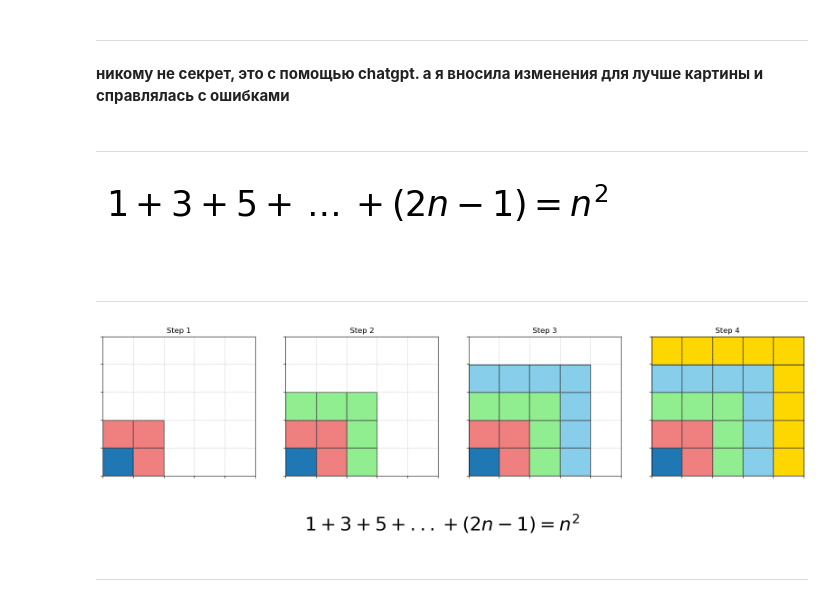
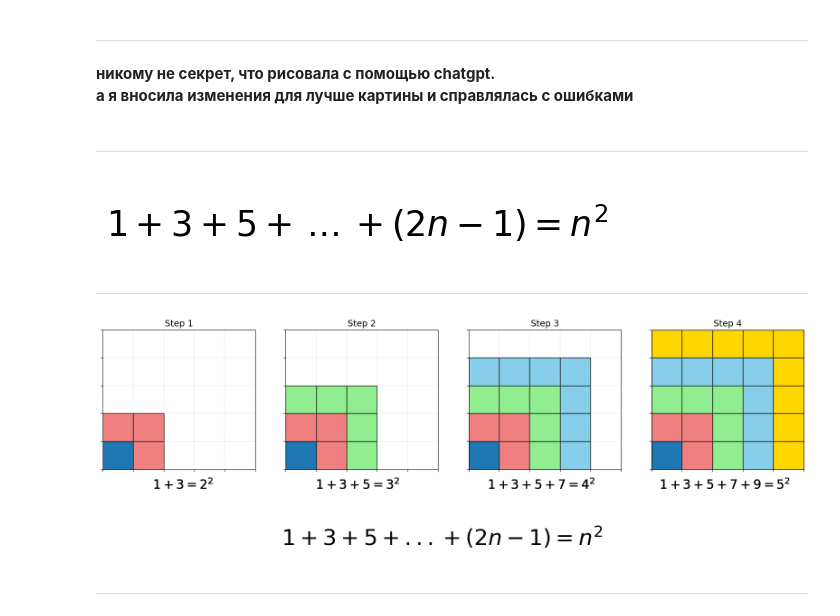
Before and after one commit to aigerim-maksatova/matplotlib, a Jupyter notebook: Induction.ipynb, the cells around one changed output. Cells and saved outputs as stored; diff of their text form; code cells hidden in the pictures.

```diff
--- a/Induction.ipynb
+++ b/Induction.ipynb
@@ -3,27 +5,27 @@
 # %% [markdown]
 --------
 # %% [markdown]
-**никому не секрет, это с помощью chatgpt. а я вносила изменения для лучше картины и справлялась с ошибками**
+**никому не секрет, что рисовала с помощью chatgpt.
+а я вносила изменения для лучше картины и справлялась с ошибками**
 # %% [markdown]
 -----------
 # %%
 import matplotlib.pyplot as plt
 
-fig, ax = plt.subplots(figsize=(3, 1))  # Adjust the figure size
+fig, ax = plt.subplots(figsize=(3, 1))
 
 # Hide axes
 ax.axis("off")
 
-# Display the formula in the upper right
 formula = r"$1 + 3 + 5 + \dots + (2n - 1) = n^2$"
-ax.text(1, 1, formula, fontsize=25, ha="right", va="top", transform=ax.transAxes)
+ax.text(1.3, -0.15, formula, fontsize = 25, ha = "right", va = "top", transform=ax.transAxes)
 
 # Adjust layout to remove extra padding
 plt.tight_layout()
 
 plt.show()
 # %% [output]
-[figure, old version]
+[figure, new version]
 # %% [markdown]
 --------
 # %%
@@ -41,7 +43,7 @@ def draw_layered_squares_fixed_colors(n):
         ax.set_ylim(0, n)
         ax.set_xticks(range(n+1))
         ax.set_yticks(range(n+1))
-        ax.grid(True, linestyle='--', linewidth=0.5)
+        ax.grid(linestyle = "--", linewidth = 0.3)
 
         # start at (0,0)
         if step == 0:
@@ -65,18 +67,23 @@ def draw_layered_squares_fixed_colors(n):
 
         # Рисуем клетки
         for (x, y), color in drawn_cells.items():
-            ax.add_patch(plt.Rectangle((x, y), 1, 1, facecolor=color, edgecolor='black'))
+            ax.add_patch(plt.Rectangle((x, y), 1, 1, facecolor= color, edgecolor='black'))
 
         ax.set_xticklabels([])
         ax.set_yticklabels([])
-        ax.set_title(f"Step {step + 1}")
+        ax.set_title(f"Step {step + 1}", fontsize = 14)
 
-    plt.figtext(0.5, -0.1, r"$1 + 3 + 5 + ... + (2n - 1) = n^2$", fontsize= 30, ha='center', va="top", fontweight = "bold")
+        plt.figtext(0.18, 0, r"$1 + 3 = 2^2$", fontsize = 20, fontweight = "bold")
+        plt.figtext(0.36, 0, r"$1 + 3 + 5 = 3^2$", fontsize = 20, fontweight = "bold")
+        plt.figtext(0.55, 0, r"$1 + 3 + 5 + 7 = 4^2$", fontsize = 20, fontweight = "bold")
+        plt.figtext(0.74, 0, r"$1 + 3 + 5 + 7 + 9 = 5^2$", fontsize = 20, fontweight = "bold")
+
+    plt.figtext(0.5, -0.2, r"$1 + 3 + 5 + ... + (2n - 1) = n^2$", fontsize= 35, ha = "center", va = "top", fontweight = "bold")
     plt.show()
 
 draw_layered_squares_fixed_colors(5)
 # %% [output]
-[figure, old version]
+[figure, new version]
 # %% [markdown]
 -----------
 # %%
```
Also changed, not shown: parts of 2 cells of this notebook.
